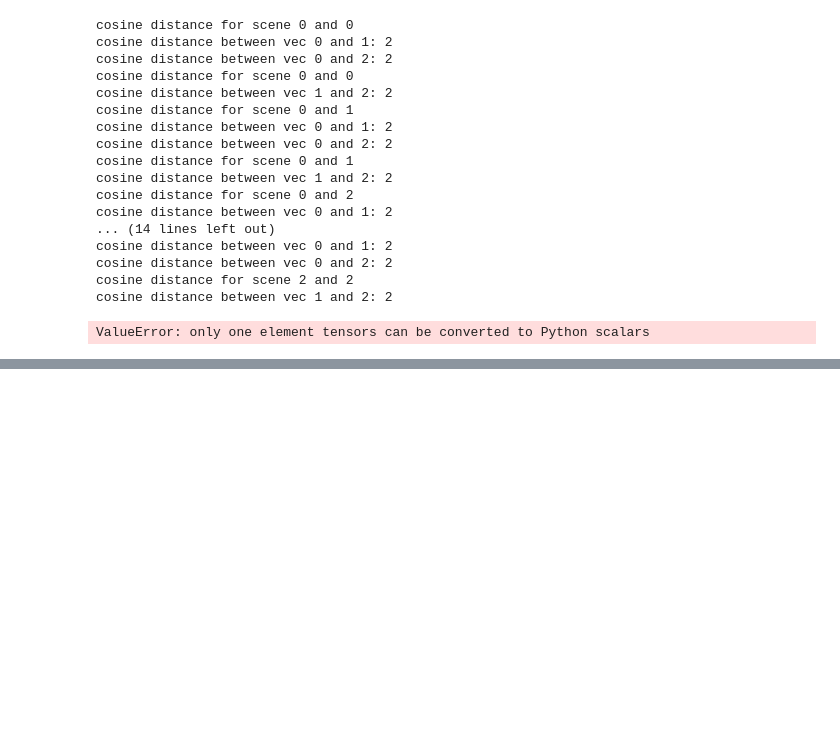
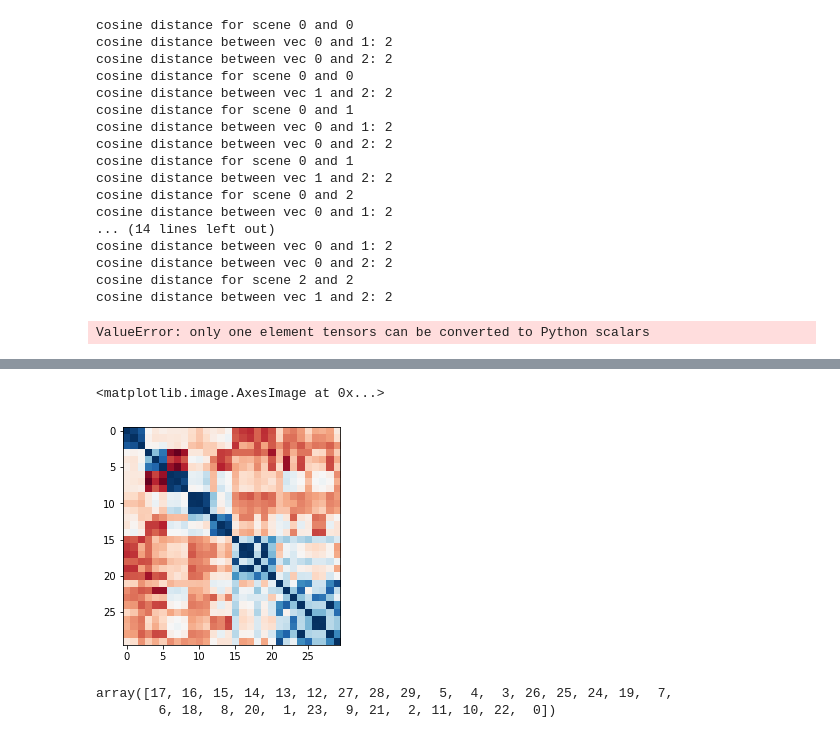
Before and after one commit to lcordey/codePDM, a Jupyter notebook: img2sdf_ML/test_.ipynb, the cells around one changed output, grey strips where cells are left out. Drawn from its saved outputs; the diff is of its cells as text; code cells hidden in the pictures; blank space fills up the shorter version.

```diff
--- a/img2sdf_ML/test_.ipynb
+++ b/img2sdf_ML/test_.ipynb
@@ -225,0 +624,45 @@ ValueError: only one element tensors can be converted to Python scalars
+# %%
+import scipy
+import pandas as pd
+import scipy.cluster.hierarchy as sch
+
+def cluster_corr(corr_array, inplace=False):
+    """
+    Rearranges the correlation matrix, corr_array, so that groups of highly
+    correlated variables are next to eachother
+
+    Parameters
+    ----------
+    corr_array : pandas.DataFrame or numpy.ndarray
+        a NxN correlation matrix
+
+    Returns
+    -------
+    pandas.DataFrame or numpy.ndarray
+        a NxN correlation matrix with the columns and rows rearranged
+    """
+    pairwise_distances = sch.distance.pdist(corr_array)
+    linkage = sch.linkage(pairwise_distances, method='complete')
+    cluster_distance_threshold = pairwise_distances.max()/2
+    idx_to_cluster_array = sch.fcluster(linkage, cluster_distance_threshold,
+                                        criterion='distance')
+    idx = np.argsort(idx_to_cluster_array)
+
+    if not inplace:
+        corr_array = corr_array.copy()
+
+    if isinstance(corr_array, pd.DataFrame):
+        return corr_array.iloc[idx, :].T.iloc[idx, :]
+    return corr_array[idx, :][:, idx], idx
+# %%
+a, idx = cluster_corr(matrix)
+# %%
+plt.imshow(a, cmap = 'RdBu')
+# %% [output]
+<matplotlib.image.AxesImage at 0x...>
+[figure, added]
+# %%
+idx
+# %% [output]
+array([17, 16, 15, 14, 13, 12, 27, 28, 29,  5,  4,  3, 26, 25, 24, 19,  7,
+        6, 18,  8, 20,  1, 23,  9, 21,  2, 11, 10, 22,  0])
```
Also changed, not shown: parts of 4 cells of this notebook, 2 other files.
